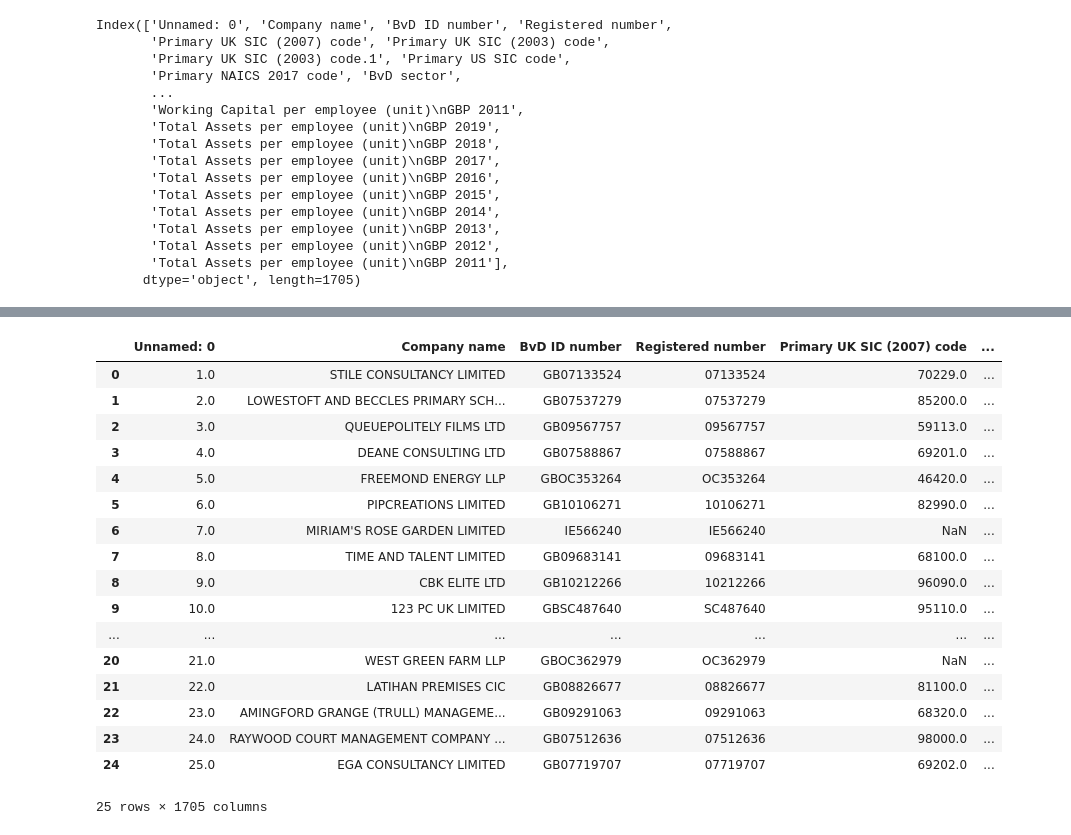
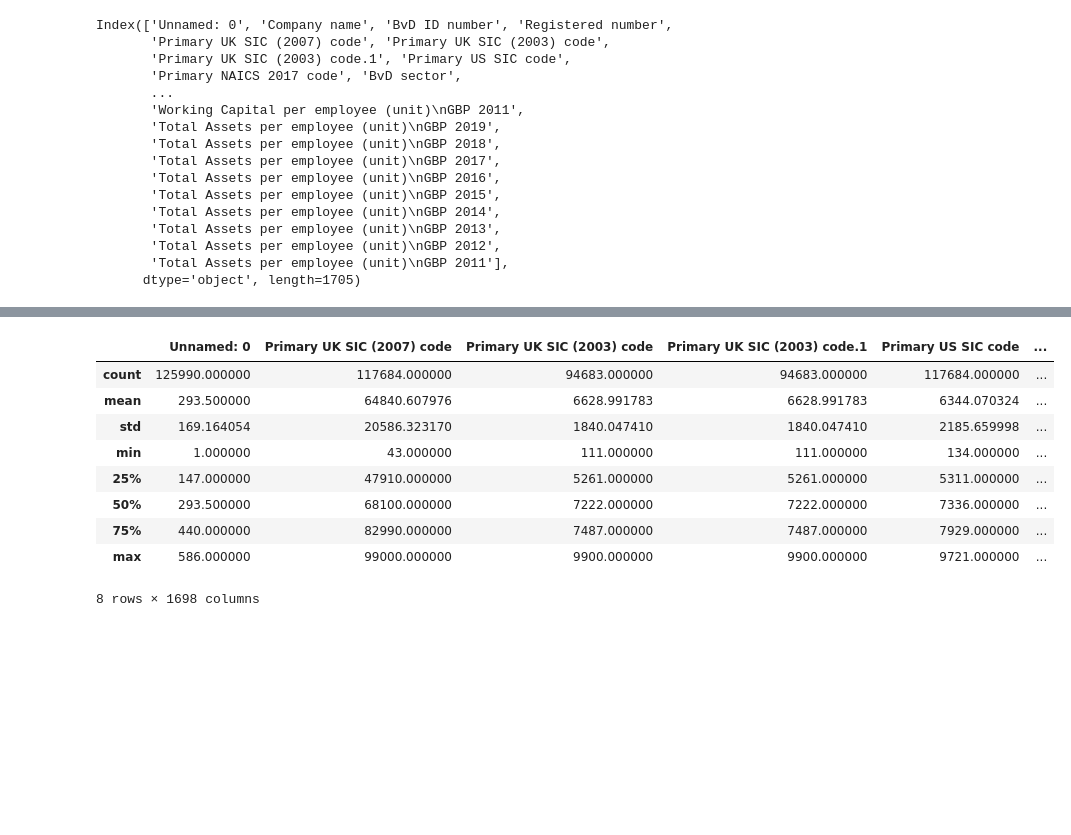
Before and after one commit to borodark/ie7860, a Jupyter notebook: Fafnir Data Ingestion.ipynb, the cells around one changed output, grey strips where cells are left out. Cells and saved outputs as stored; diff of their text form; code cells hidden in the pictures; blank space fills up the shorter version.

Commit message:
ingestion cleaned up

```diff
--- a/Fafnir Data Ingestion.ipynb
+++ b/Fafnir Data Ingestion.ipynb
@@ -134,24 +79,16 @@ rc.isna()
 # %%
-fromhdf5 = pd.read_hdf('bdv-data.h5', key='Results')
+fromhdf5 = pd.read_hdf('bdv-data-clean.h5', key='Results')
-# %%
-fromhdf5.head(25)
-# %% [output]
-|  | Unnamed: 0 | Company name | BvD ID number | Registered number | Primary UK SIC (2007) code | ... |
-| 0 | 1.0 | STILE CONSULTANCY LIMITED | GB07133524 | 07133524 | 70229.0 | ... |
-| 1 | 2.0 | LOWESTOFT AND BECCLES PRIMARY SCH... | GB07537279 | 07537279 | 85200.0 | ... |
-| 2 | 3.0 | QUEUEPOLITELY FILMS LTD | GB09567757 | 09567757 | 59113.0 | ... |
-| 3 | 4.0 | DEANE CONSULTING LTD | GB07588867 | 07588867 | 69201.0 | ... |
-| 4 | 5.0 | FREEMOND ENERGY LLP | GBOC353264 | OC353264 | 46420.0 | ... |
-| 5 | 6.0 | PIPCREATIONS LIMITED | GB10106271 | 10106271 | 82990.0 | ... |
-| 6 | 7.0 | MIRIAM'S ROSE GARDEN LIMITED | IE566240 | IE566240 | NaN | ... |
-| 7 | 8.0 | TIME AND TALENT LIMITED | GB09683141 | 09683141 | 68100.0 | ... |
-| 8 | 9.0 | CBK ELITE LTD | GB10212266 | 10212266 | 96090.0 | ... |
-| 9 | 10.0 | 123 PC UK LIMITED | GBSC487640 | SC487640 | 95110.0 | ... |
-| ... | ... | ... | ... | ... | ... | ... |
-| 20 | 21.0 | WEST GREEN FARM LLP | GBOC362979 | OC362979 | NaN | ... |
-| 21 | 22.0 | LATIHAN PREMISES CIC | GB08826677 | 08826677 | 81100.0 | ... |
-| 22 | 23.0 | AMINGFORD GRANGE (TRULL) MANAGEME... | GB09291063 | 09291063 | 68320.0 | ... |
-| 23 | 24.0 | RAYWOOD COURT MANAGEMENT COMPANY ... | GB07512636 | 07512636 | 98000.0 | ... |
-| 24 | 25.0 | EGA CONSULTANCY LIMITED | GB07719707 | 07719707 | 69202.0 | ... |
-25 rows × 1705 columns
+# %%
+fromhdf5.describe()
+# %% [output]
+|  | Unnamed: 0 | Primary UK SIC (2007) code | Primary UK SIC (2003) code | Primary UK SIC (2003) code.1 | Primary US SIC code | ... |
+| count | 125990.000000 | 117684.000000 | 94683.000000 | 94683.000000 | 117684.000000 | ... |
+| mean | 293.500000 | 64840.607976 | 6628.991783 | 6628.991783 | 6344.070324 | ... |
+| std | 169.164054 | 20586.323170 | 1840.047410 | 1840.047410 | 2185.659998 | ... |
+| min | 1.000000 | 43.000000 | 111.000000 | 111.000000 | 134.000000 | ... |
+| 25% | 147.000000 | 47910.000000 | 5261.000000 | 5261.000000 | 5311.000000 | ... |
+| 50% | 293.500000 | 68100.000000 | 7222.000000 | 7222.000000 | 7336.000000 | ... |
+| 75% | 440.000000 | 82990.000000 | 7487.000000 | 7487.000000 | 7929.000000 | ... |
+| max | 586.000000 | 99000.000000 | 9900.000000 | 9900.000000 | 9721.000000 | ... |
+8 rows × 1698 columns
 # %%
```
Also changed, not shown: parts of 15 cells of this notebook.
